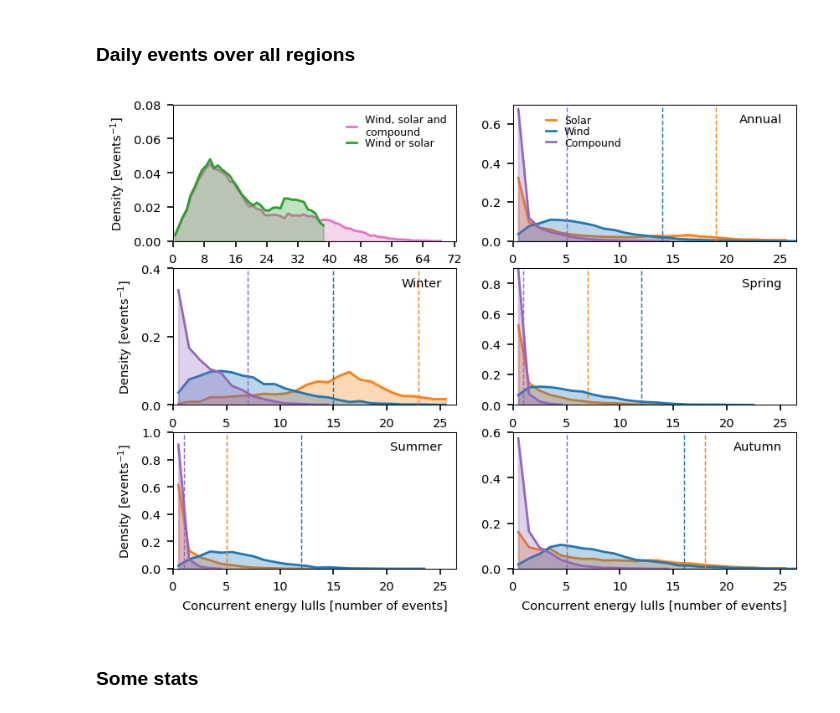
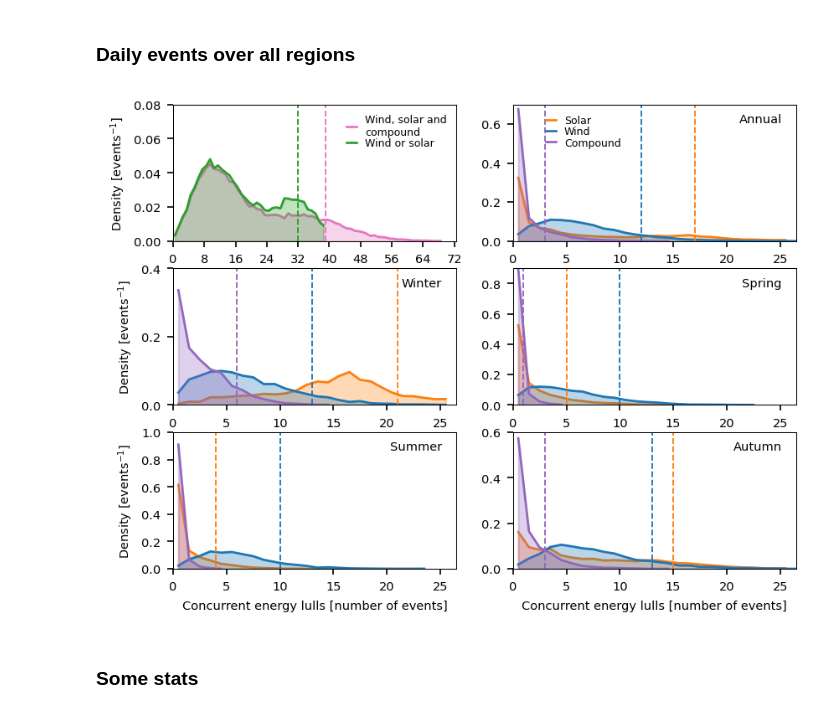
Before and after one commit to dougrichardson/Richardson_2023_energy, a Jupyter notebook: 1_energy_events.ipynb, the cells around one changed output. Drawn from its saved outputs; the diff is of its cells as text; code cells hidden in the pictures.

```diff
--- a/1_energy_events.ipynb
+++ b/1_energy_events.ipynb
@@ -419,45 +419,45 @@ with plt.rc_context(plt_params):
     # Wind and solar events together, with and without double counting of compound events
     # ========================================
     ax = fig.add_subplot(321)
-    hist_plot(ax, all_events, season_dict['Annual'], colors[6], 'Wind, solar and\ncompound', xlim=72)
-    hist_plot(ax, all_events_no_compound, season_dict['Annual'], colors[2], 'Wind or solar', xlim=72)
+    hist_plot(ax, all_events, season_dict['Annual'], colors[6], 'Wind, solar and\ncompound', xlim=72, vline=0.9)
+    hist_plot(ax, all_events_no_compound, season_dict['Annual'], colors[2], 'Wind or solar', xlim=72, vline=0.9)
     ax.set_xticks(np.arange(0, 73, 8))
     ax.set_ylim(0, 0.08)
     ax.set_yticks(np.arange(0, 0.09, 0.02))
     # ax.set_xlabel('Concurrent energy lulls [number of events]')
 
     ax.legend(frameon=False)
     ax.set_ylabel(r'Density [events$^{-1}$]')
 
     # Wind solar and compound events by season
     # ========================================
     axes = [fig.add_subplot(321 + i) for i in [1, 2, 3, 4, 5]]
 
     for (ax, months, title) in zip(axes, season_dict.values(), season_dict.keys()):
 
-        p1 = hist_plot(ax, simul_mssrd, months, colors[1], 'Solar', vline=0.95)
-        p2 = hist_plot(ax, simul_100w, months, colors[0], 'Wind', vline=0.95)
-        p3 = hist_plot(ax, simul_100w_mssrd, months, colors[4], 'Compound', vline=0.95)
+        p1 = hist_plot(ax, simul_mssrd, months, colors[1], 'Solar', vline=0.9)
+        p2 = hist_plot(ax, simul_100w, months, colors[0], 'Wind', vline=0.9)
+        p3 = hist_plot(ax, simul_100w_mssrd, months, colors[4], 'Compound', vline=0.9)
 
         ymax = np.max([p1.max(), p2.max(), p3.max()])
         ax.set_ylim(0, fn.round_decimals_up(ymax, 1))
         ax.text(0.95, 0.85, title, transform=ax.transAxes, ha='right', va='bottom')
 
         ax.set_xlim(0, 26.5)
         ax.set_xticks(np.arange(0, 27, 5))
         # ax.set_xticklabels(np.arange(0, 27, 5))
 
     handles, labels = axes[0].get_legend_handles_labels()
     axes[0].legend(handles, labels, loc=(0.1, 0.65), frameon=False)
 
     for ax in [axes[i] for i in [1, 3]]:
         ax.set_ylabel(r'Density [events$^{-1}$]')
     for ax in [axes[i] for i in [3, 4]]:
         ax.set_xlabel('Concurrent energy lulls [number of events]')
 
     # plt.subplots_adjust(hspace=0.5)
 # %% [output]
-[figure, old version]
+[figure, new version]
 # %% [markdown]
 ### Some stats
 # %% [markdown]
```
Also changed, not shown: 1 other file.
